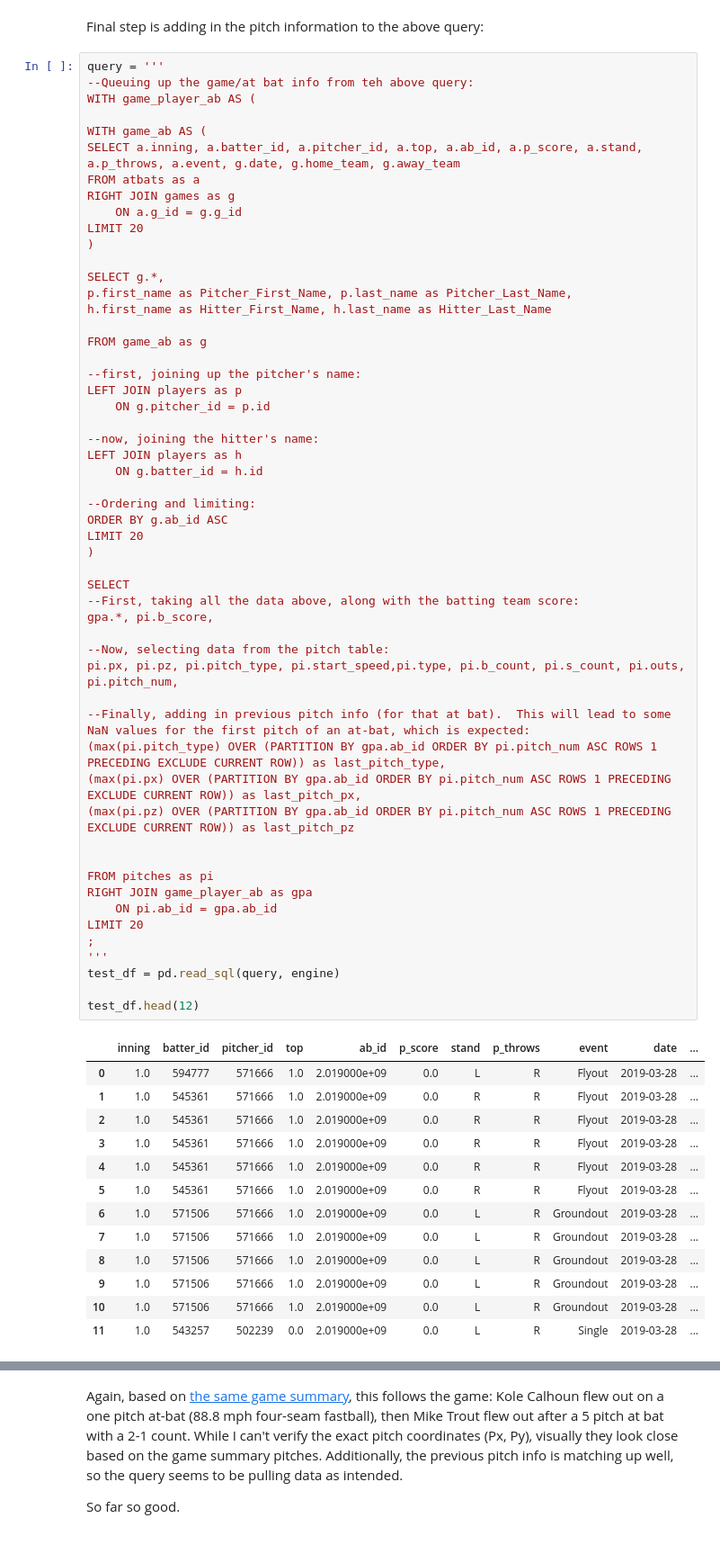
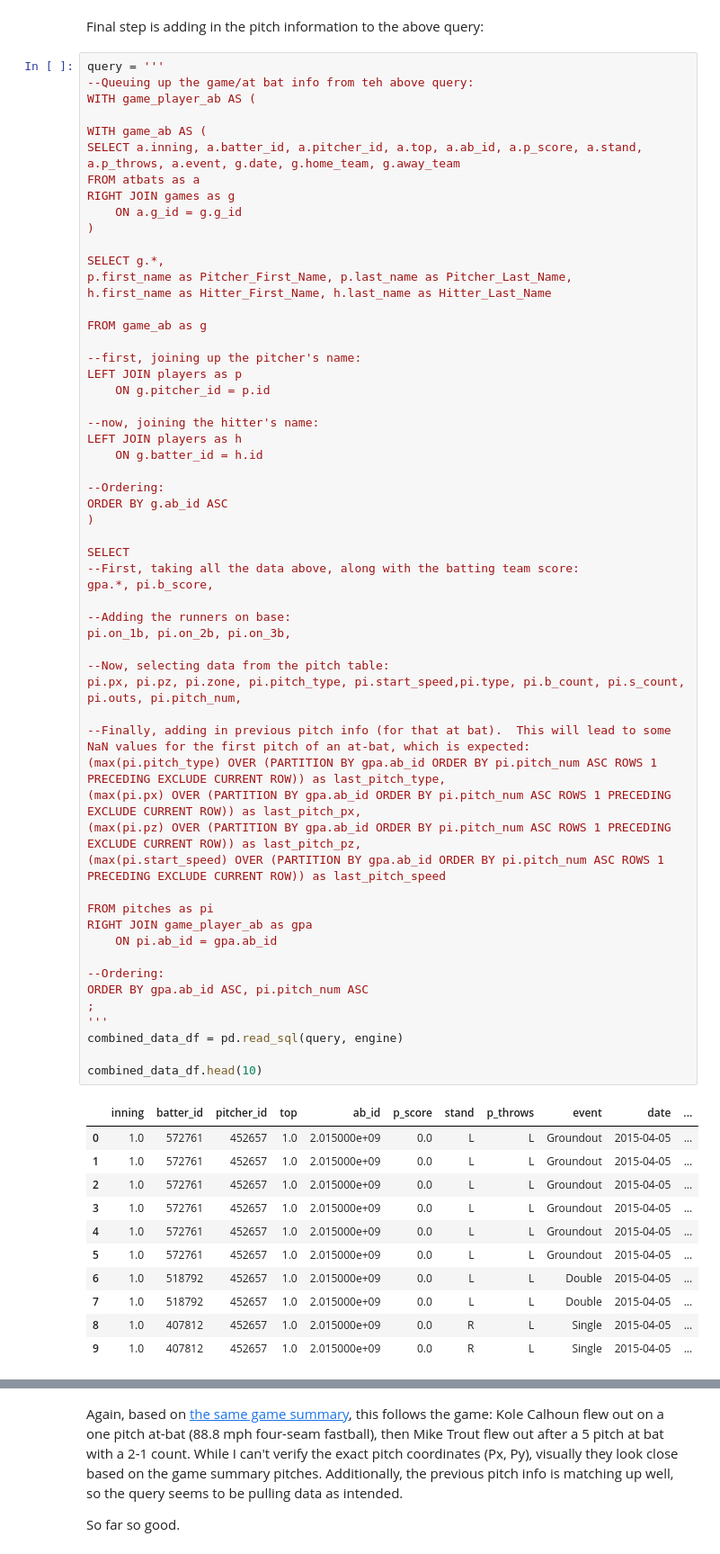
Before and after one commit to pbovard63/Predicting_MLB_Pitches, a Jupyter notebook: initial_sql_queries.ipynb, the cells around one changed output, grey strips where cells are left out. Shown at 90% size. Drawn from its saved outputs; the diff is of its cells as text.

```diff
--- a/initial_sql_queries.ipynb
+++ b/initial_sql_queries.ipynb
@@ -255,7 +263,6 @@ SELECT a.inning, a.batter_id, a.pitcher_id, a.top, a.ab_id, a.p_score, a.stand,
 FROM atbats as a
 RIGHT JOIN games as g
     ON a.g_id = g.g_id
-LIMIT 20
 )
 
 SELECT g.*,
@@ -266,50 +273,52 @@ FROM game_ab as g
 
 --first, joining up the pitcher's name:
 LEFT JOIN players as p
     ON g.pitcher_id = p.id
 
 --now, joining the hitter's name:
 LEFT JOIN players as h
     ON g.batter_id = h.id
 
---Ordering and limiting:
+--Ordering:
 ORDER BY g.ab_id ASC
-LIMIT 20
 )
 
 SELECT
 --First, taking all the data above, along with the batting team score:
 gpa.*, pi.b_score,
 
+--Adding the runners on base:
+pi.on_1b, pi.on_2b, pi.on_3b,
+
 --Now, selecting data from the pitch table:
-pi.px, pi.pz, pi.pitch_type, pi.start_speed,pi.type, pi.b_count, pi.s_count, pi.outs, pi.pitch_num,
+pi.px, pi.pz, pi.zone, pi.pitch_type, pi.start_speed,pi.type, pi.b_count, pi.s_count, pi.outs, pi.pitch_num,
 
 --Finally, adding in previous pitch info (for that at bat).  This will lead to some NaN values for the first pitch of an at-bat, which is expected:
 (max(pi.pitch_type) OVER (PARTITION BY gpa.ab_id ORDER BY pi.pitch_num ASC ROWS 1 PRECEDING EXCLUDE CURRENT ROW)) as last_pitch_type,
 (max(pi.px) OVER (PARTITION BY gpa.ab_id ORDER BY pi.pitch_num ASC ROWS 1 PRECEDING EXCLUDE CURRENT ROW)) as last_pitch_px,
-(max(pi.pz) OVER (PARTITION BY gpa.ab_id ORDER BY pi.pitch_num ASC ROWS 1 PRECEDING EXCLUDE CURRENT ROW)) as last_pitch_pz
-
+(max(pi.pz) OVER (PARTITION BY gpa.ab_id ORDER BY pi.pitch_num ASC ROWS 1 PRECEDING EXCLUDE CURRENT ROW)) as last_pitch_pz,
+(max(pi.start_speed) OVER (PARTITION BY gpa.ab_id ORDER BY pi.pitch_num ASC ROWS 1 PRECEDING EXCLUDE CURRENT ROW)) as last_pitch_speed
 
 FROM pitches as pi
 RIGHT JOIN game_player_ab as gpa
     ON pi.ab_id = gpa.ab_id
-LIMIT 20
+
+--Ordering:
+ORDER BY gpa.ab_id ASC, pi.pitch_num ASC
 ;
 '''
-test_df = pd.read_sql(query, engine)
+combined_data_df = pd.read_sql(query, engine)
 
-test_df.head(12)
+combined_data_df.head(10)
 # %% [output]
 |  | inning | batter_id | pitcher_id | top | ab_id | p_score | stand | p_throws | event | date | ... |
-| 0 | 1.0 | 594777 | 571666 | 1.0 | 2.019000e+09 | 0.0 | L | R | Flyout | 2019-03-28 | ... |
-| 1 | 1.0 | 545361 | 571666 | 1.0 | 2.019000e+09 | 0.0 | R | R | Flyout | 2019-03-28 | ... |
-| 2 | 1.0 | 545361 | 571666 | 1.0 | 2.019000e+09 | 0.0 | R | R | Flyout | 2019-03-28 | ... |
-| 3 | 1.0 | 545361 | 571666 | 1.0 | 2.019000e+09 | 0.0 | R | R | Flyout | 2019-03-28 | ... |
-| 4 | 1.0 | 545361 | 571666 | 1.0 | 2.019000e+09 | 0.0 | R | R | Flyout | 2019-03-28 | ... |
-| 5 | 1.0 | 545361 | 571666 | 1.0 | 2.019000e+09 | 0.0 | R | R | Flyout | 2019-03-28 | ... |
-| 6 | 1.0 | 571506 | 571666 | 1.0 | 2.019000e+09 | 0.0 | L | R | Groundout | 2019-03-28 | ... |
-| 7 | 1.0 | 571506 | 571666 | 1.0 | 2.019000e+09 | 0.0 | L | R | Groundout | 2019-03-28 | ... |
-| 8 | 1.0 | 571506 | 571666 | 1.0 | 2.019000e+09 | 0.0 | L | R | Groundout | 2019-03-28 | ... |
-| 9 | 1.0 | 571506 | 571666 | 1.0 | 2.019000e+09 | 0.0 | L | R | Groundout | 2019-03-28 | ... |
-| 10 | 1.0 | 571506 | 571666 | 1.0 | 2.019000e+09 | 0.0 | L | R | Groundout | 2019-03-28 | ... |
-| 11 | 1.0 | 543257 | 502239 | 0.0 | 2.019000e+09 | 0.0 | L | R | Single | 2019-03-28 | ... |
+| 0 | 1.0 | 572761 | 452657 | 1.0 | 2.015000e+09 | 0.0 | L | L | Groundout | 2015-04-05 | ... |
+| 1 | 1.0 | 572761 | 452657 | 1.0 | 2.015000e+09 | 0.0 | L | L | Groundout | 2015-04-05 | ... |
+| 2 | 1.0 | 572761 | 452657 | 1.0 | 2.015000e+09 | 0.0 | L | L | Groundout | 2015-04-05 | ... |
+| 3 | 1.0 | 572761 | 452657 | 1.0 | 2.015000e+09 | 0.0 | L | L | Groundout | 2015-04-05 | ... |
+| 4 | 1.0 | 572761 | 452657 | 1.0 | 2.015000e+09 | 0.0 | L | L | Groundout | 2015-04-05 | ... |
+| 5 | 1.0 | 572761 | 452657 | 1.0 | 2.015000e+09 | 0.0 | L | L | Groundout | 2015-04-05 | ... |
+| 6 | 1.0 | 518792 | 452657 | 1.0 | 2.015000e+09 | 0.0 | L | L | Double | 2015-04-05 | ... |
+| 7 | 1.0 | 518792 | 452657 | 1.0 | 2.015000e+09 | 0.0 | L | L | Double | 2015-04-05 | ... |
+| 8 | 1.0 | 407812 | 452657 | 1.0 | 2.015000e+09 | 0.0 | R | L | Single | 2015-04-05 | ... |
+| 9 | 1.0 | 407812 | 452657 | 1.0 | 2.015000e+09 | 0.0 | R | L | Single | 2015-04-05 | ... |
```
Also changed, not shown: parts of 61 cells of this notebook.
